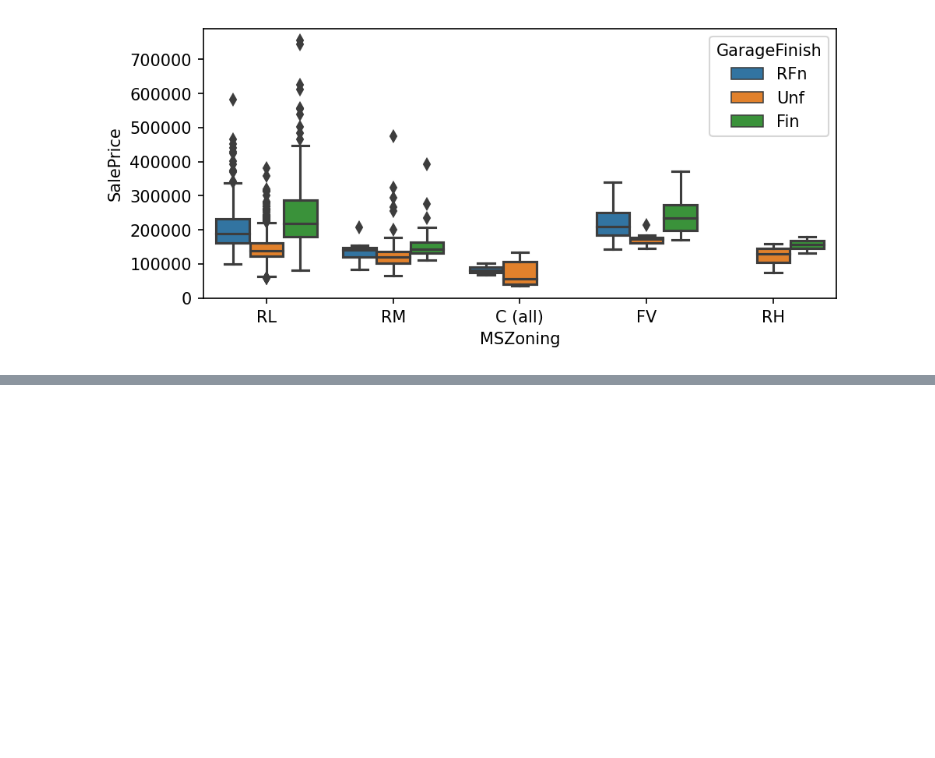
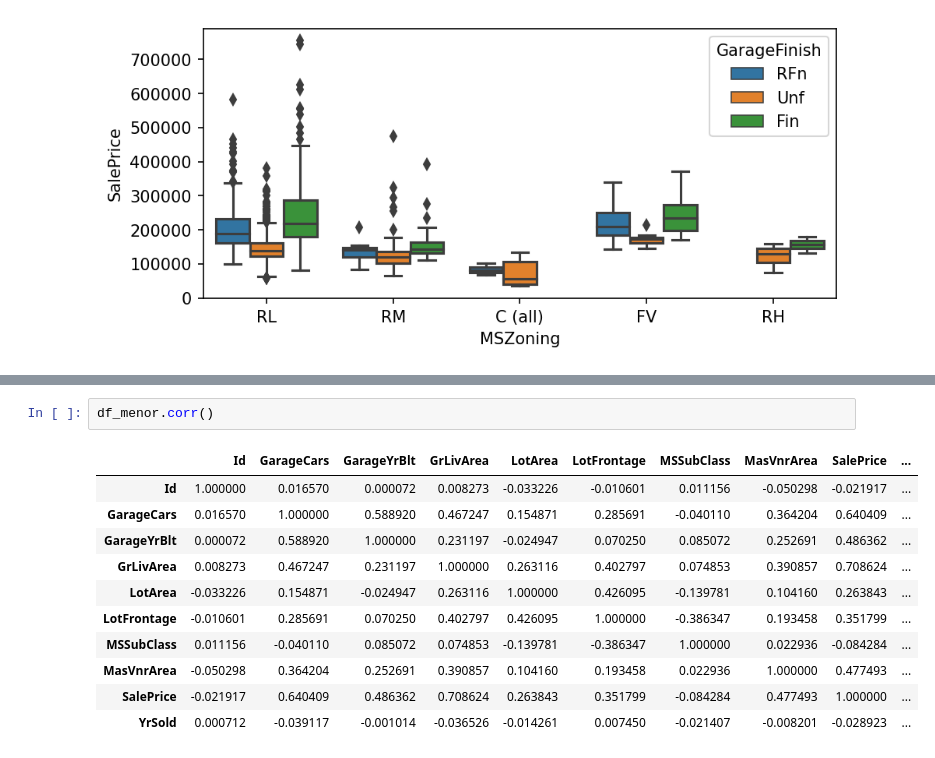
Before and after one commit to AoruFernando01/AoruFernando01, a Jupyter notebook: AulaIA05092022.ipynb, the cells around one changed output, grey strips where cells are left out. Drawn from its saved outputs; the diff is of its cells as text; blank space fills up the shorter version.

```diff
--- a/AulaIA05092022.ipynb
+++ b/AulaIA05092022.ipynb
@@ -117,0 +164,14 @@ g.map(plt.hist,'SalePrice', bins=10)
+# %%
+df_menor.corr()
+# %% [output]
+|  | Id | GarageCars | GarageYrBlt | GrLivArea | LotArea | LotFrontage | MSSubClass | MasVnrArea | SalePrice | ... |
+| Id | 1.000000 | 0.016570 | 0.000072 | 0.008273 | -0.033226 | -0.010601 | 0.011156 | -0.050298 | -0.021917 | ... |
+| GarageCars | 0.016570 | 1.000000 | 0.588920 | 0.467247 | 0.154871 | 0.285691 | -0.040110 | 0.364204 | 0.640409 | ... |
+| GarageYrBlt | 0.000072 | 0.588920 | 1.000000 | 0.231197 | -0.024947 | 0.070250 | 0.085072 | 0.252691 | 0.486362 | ... |
+| GrLivArea | 0.008273 | 0.467247 | 0.231197 | 1.000000 | 0.263116 | 0.402797 | 0.074853 | 0.390857 | 0.708624 | ... |
+| LotArea | -0.033226 | 0.154871 | -0.024947 | 0.263116 | 1.000000 | 0.426095 | -0.139781 | 0.104160 | 0.263843 | ... |
+| LotFrontage | -0.010601 | 0.285691 | 0.070250 | 0.402797 | 0.426095 | 1.000000 | -0.386347 | 0.193458 | 0.351799 | ... |
+| MSSubClass | 0.011156 | -0.040110 | 0.085072 | 0.074853 | -0.139781 | -0.386347 | 1.000000 | 0.022936 | -0.084284 | ... |
+| MasVnrArea | -0.050298 | 0.364204 | 0.252691 | 0.390857 | 0.104160 | 0.193458 | 0.022936 | 1.000000 | 0.477493 | ... |
+| SalePrice | -0.021917 | 0.640409 | 0.486362 | 0.708624 | 0.263843 | 0.351799 | -0.084284 | 0.477493 | 1.000000 | ... |
+| YrSold | 0.000712 | -0.039117 | -0.001014 | -0.036526 | -0.014261 | 0.007450 | -0.021407 | -0.008201 | -0.028923 | ... |
```
Also changed, not shown: parts of 8 cells of this notebook.
